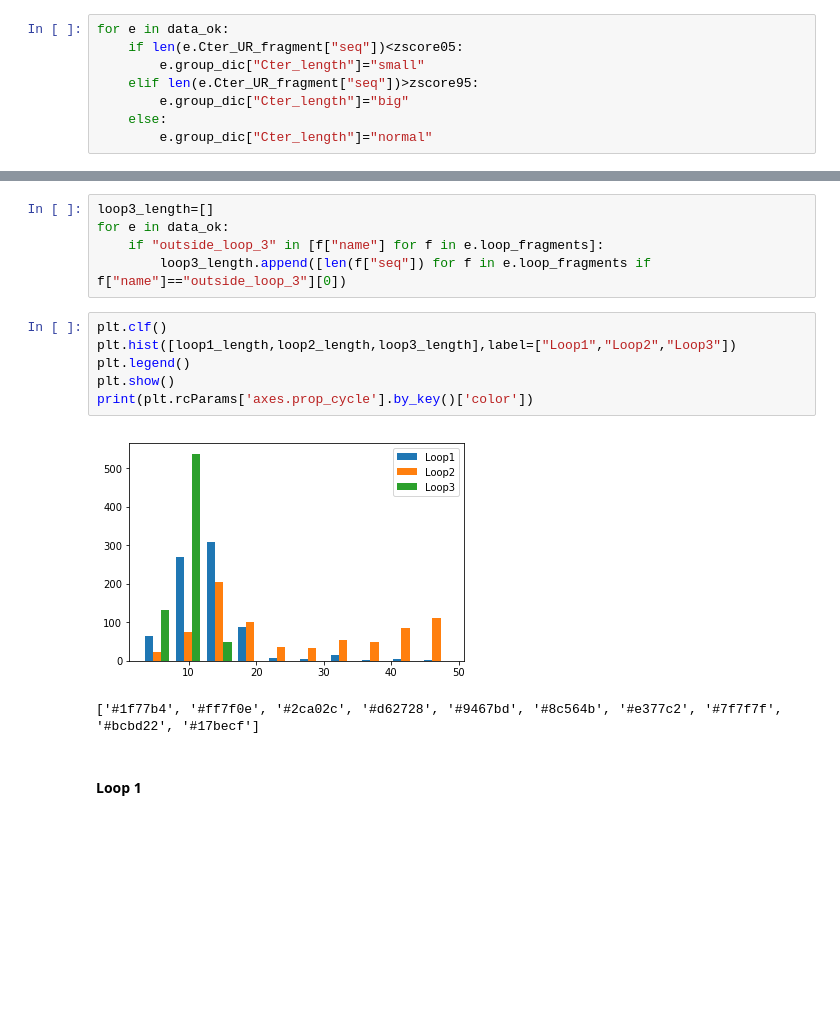
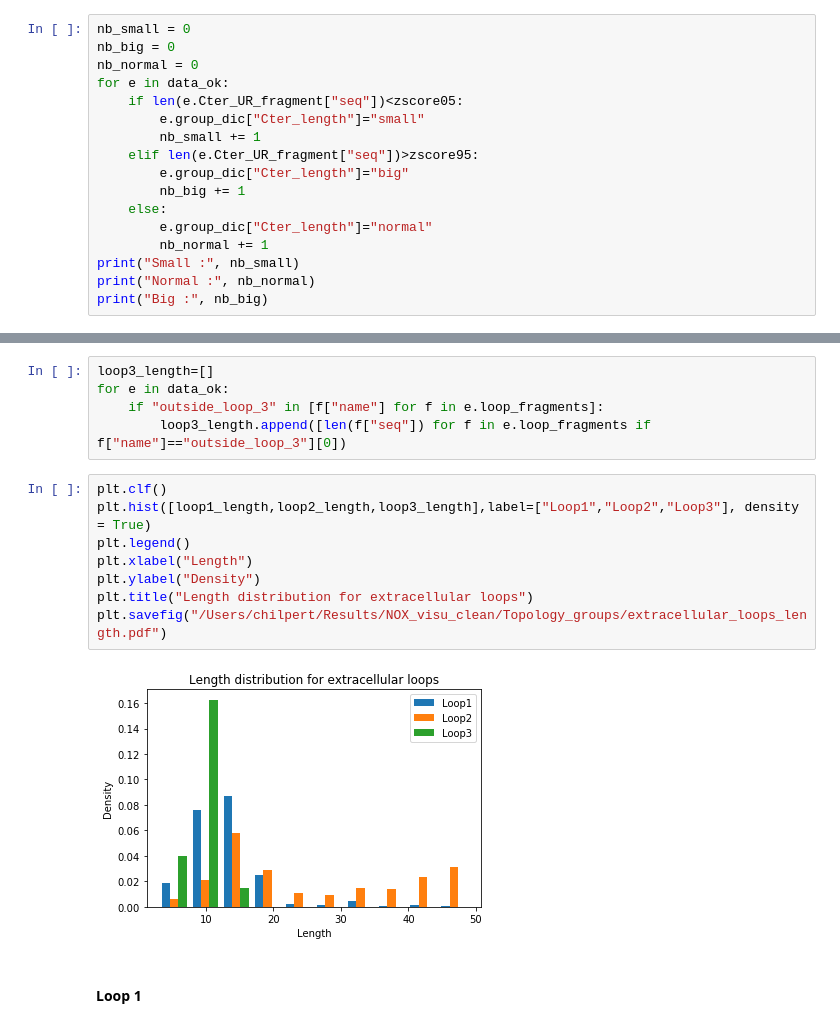
Before and after one commit to MMSB-MOBI/NOX_analysis, a Jupyter notebook: notebook/Topology_annotation.ipynb, the cells around one changed output, grey strips where cells are left out. Cells and saved outputs as stored; diff of their text form; blank space fills up the shorter version.

```diff
--- a/notebook/Topology_annotation.ipynb
+++ b/notebook/Topology_annotation.ipynb
@@ -571,10 +643,19 @@ Z-score 0.05 : [12.99649929] Z-score 0.95 : [35.70831215]
 # %% [markdown]
 ##### Assign
 # %%
+nb_small = 0
+nb_big = 0
+nb_normal = 0
 for e in data_ok:
     if len(e.Cter_UR_fragment["seq"])<zscore05:
         e.group_dic["Cter_length"]="small"
+        nb_small += 1
     elif len(e.Cter_UR_fragment["seq"])>zscore95:
         e.group_dic["Cter_length"]="big"
+        nb_big += 1
     else:
         e.group_dic["Cter_length"]="normal"
+        nb_normal += 1
+print("Small :", nb_small)
+print("Normal :", nb_normal)
+print("Big :", nb_big)
@@ -608,13 +693,14 @@ for e in data_ok:
         loop3_length.append([len(f["seq"]) for f in e.loop_fragments if f["name"]=="outside_loop_3"][0])
 # %%
 plt.clf()
-plt.hist([loop1_length,loop2_length,loop3_length],label=["Loop1","Loop2","Loop3"])
+plt.hist([loop1_length,loop2_length,loop3_length],label=["Loop1","Loop2","Loop3"], density = True)
 plt.legend()
-plt.show()
-print(plt.rcParams['axes.prop_cycle'].by_key()['color'])
+plt.xlabel("Length")
+plt.ylabel("Density")
+plt.title("Length distribution for extracellular loops")
+plt.savefig("/Users/chilpert/Results/NOX_visu_clean/Topology_groups/extracellular_loops_length.pdf")
 # %% [output]
-[figure, old version]
+[figure, new version]
-['#1f77b4', '#ff7f0e', '#2ca02c', '#d62728', '#9467bd', '#8c564b', '#e377c2', '#7f7f7f', '#bcbd22', '#17becf']
 # %% [markdown]
 #### Loop 1
 # %%
```
Also changed, not shown: parts of 16 cells of this notebook.
